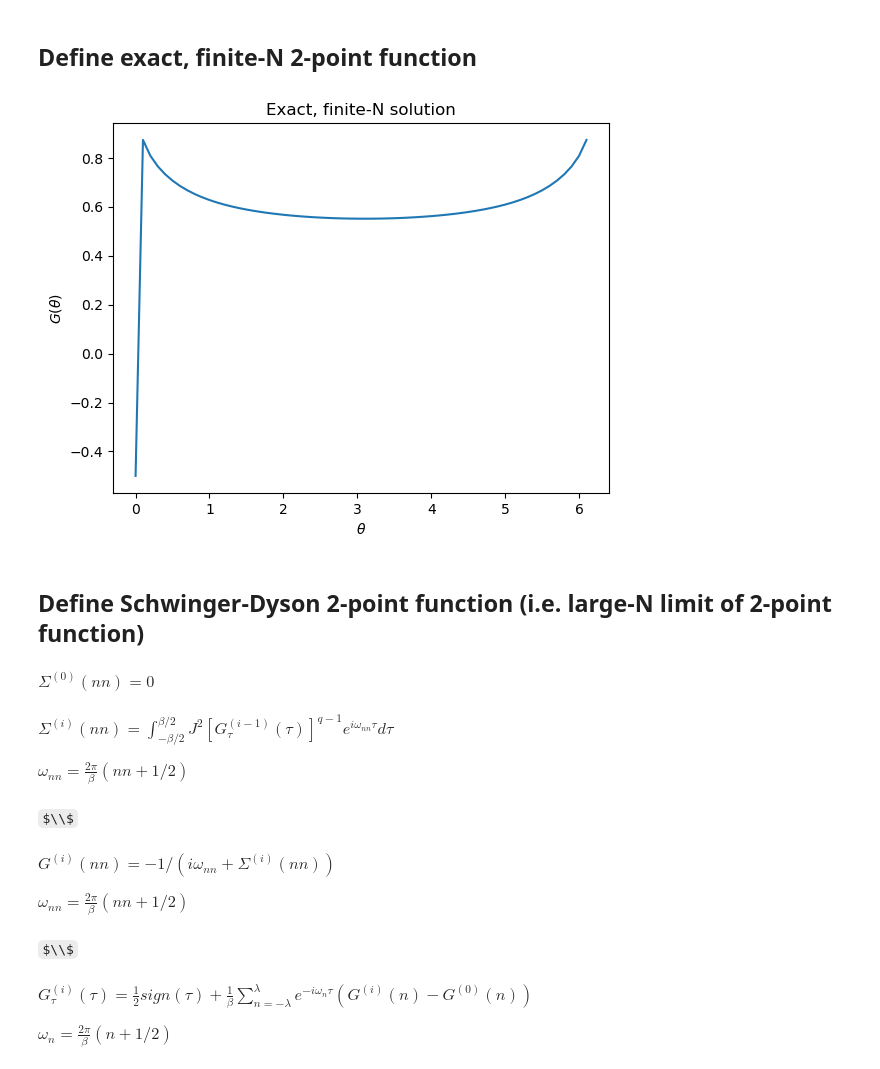
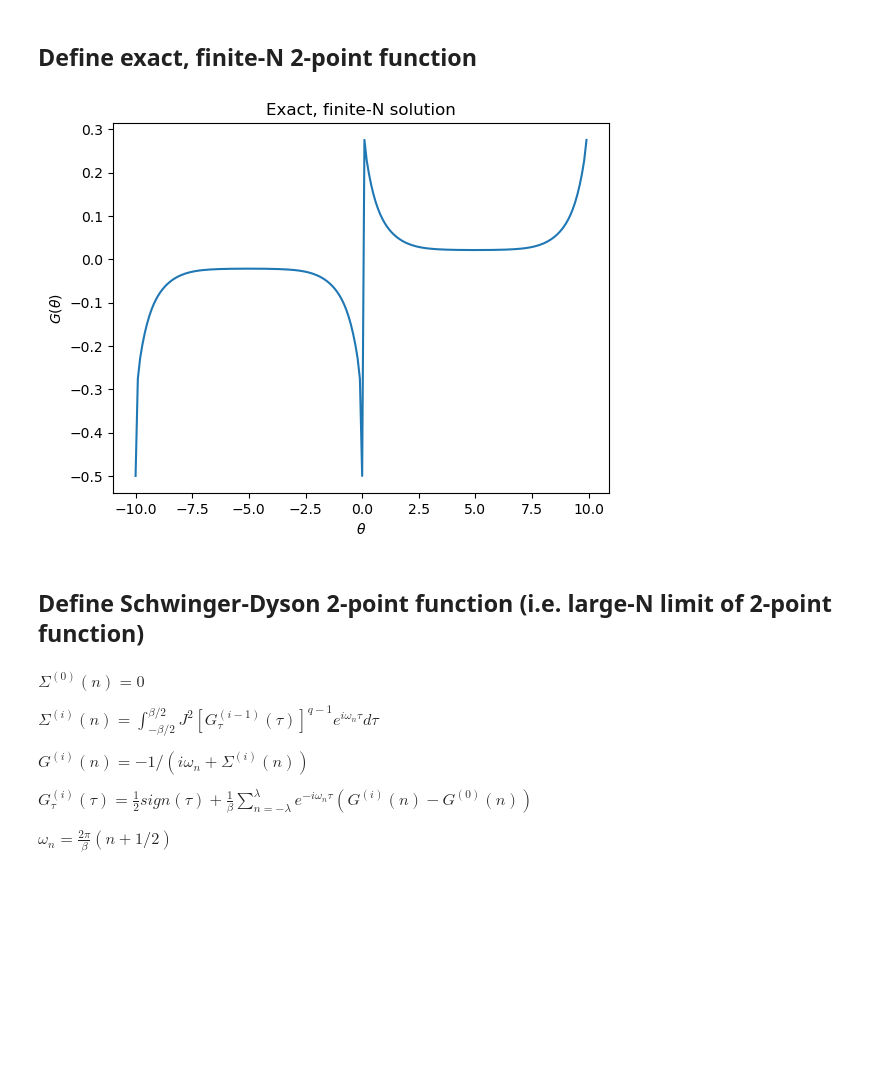
Before and after one commit to abdelabd/SYK, a Jupyter notebook: schwinger_dyson.ipynb, the cells around one changed output. Cells and saved outputs as stored; diff of their text form; code cells hidden in the pictures; some formulas as TeX source; blank space fills up the shorter version.

Commit message:
Comparing finite and large-N correlators in Python and Mathematica

```diff
--- a/schwinger_dyson.ipynb
+++ b/schwinger_dyson.ipynb
@@ -1,3 +1,17 @@
+# %%
+################# Test parameters ######################
+
+# Actual physical parameters
+BETA = 10 # inverse temperature
+K = 7 # number of fermionic modes <-- They use K=17 in the paper
+J = 9
+Q = 4
+LAMBDA_1 = 1
+LAMBDA_2 = 10
+TAU_TEST = 1/4
+
+# Computational stuff
+N_ITER = 11 # Number of iterations for which run the Schwinger-Dyson equation
 # %%
 import os
 import time
@@ -25,16 +39,9 @@ from hamiltonian_generation import make_H4_sparse
 np.random.seed(0)
 
 # Physical constants
-K = 7 # number of fermionic modes <-- They use K=17 in the paper
-Q = 4 # order of coupling <-- Their q also not given. 4 is pretty generic, so let's stick with that
-
 N = 2*K # number of fermions
 N_DIM = 2**K # Hilbert space dimensions
-
-BETA = 6.2 # inverse temperature
-LAMBDA = 10
-J = LAMBDA/BETA # propto variance of gaussian distribution, sets an overall "energy level"
-TAU_RANGE = np.arange(0, BETA, 0.1)
+TAU_RANGE = np.arange(-BETA, BETA, 0.1) # imaginary-time domain
 
 # Computational stuff
 N_SAMPLES = 160 # number of samples to generate
@@ -45,10 +52,8 @@ E_ORDER = 19 # Order to keep of matrix-exponential expansion. Also not given in
 H_DIR = os.path.join("Simulated Hamiltonians", f"H4_K{K}_J{J}_Q{Q}")
 os.makedirs(H_DIR, exist_ok=True)
 
-
 ######## Define Hamiltonian function ###################
 H4_func, psi, psi_pairs, psi_quads = make_H4_sparse(K, J, precompute_pairs = True, precompute_quads = True)
-
 
 ####### Define test set ################################
 try:
@@ -83,7 +88,7 @@ def matrix_exponential(A, n): # A = matrix, n = order of expansion
 # %% [markdown]
 ## Define exact, finite-N 2-point function
 # %%
-later="""
+
 def G_finite_exact(psi_a, psi_b, H, tau, beta, lam):
     # psi_a, psi_b = fermions
     # tau = imaginary time
@@ -107,8 +112,9 @@ def G_finite_exact(psi_a, psi_b, H, tau, beta, lam):
         #E_beta_tau = expm(-(beta+tau)*H*lam)
         num = np.trace(E_beta_tau @ psi_b @ E_tau @ psi_a)
         den = np.trace(E_beta_tau @ E_tau)
-        return -num/den"""
+        return -num/den
 # %%
+later="""
 def G_finite_exact(psi_a, psi_b, H, tau, beta, lam):
     # psi_a, psi_b = fermions
     # tau = imaginary time
@@ -132,46 +138,35 @@ def G_finite_exact(psi_a, psi_b, H, tau, beta, lam):
         #E_beta_tau = expm(-(beta+tau)*H*lam)
         num = np.trace(E_beta_tau @ psi_b @ E_tau @ psi_a)
         den = np.trace(E_beta_tau @ E_tau)
-        return 0.5*np.sign(tau)-num/den
+        return 0.5*np.sign(tau)-num/den"""
 # %%
-LAMBDA=4
-
 psi_a = psi[0]
 psi_b = psi[0]
 
-G_finite_range = Parallel(n_jobs=N_JOBS)(delayed(G_finite_exact)(psi_a, psi_b, H_test, tau, BETA, LAMBDA) for tau in TAU_RANGE)
+G_finite_range = Parallel(n_jobs=N_JOBS)(delayed(G_finite_exact)(psi_a, psi_b, H_test, tau, BETA, LAMBDA_1) for tau in TAU_RANGE)
 G_finite_range = np.real(np.array(G_finite_range))
 
 plt.figure()
 plt.plot(TAU_RANGE, G_finite_range)
 plt.xlabel(r"$\theta$")
 plt.ylabel(r"$G(\theta)$")
 plt.title("Exact, finite-N solution")
 plt.show()
 plt.close()
 # %% [output]
-[figure, old version]
+[figure, new version]
 # %% [markdown]
 ## Define Schwinger-Dyson 2-point function (i.e. large-N limit of 2-point function)
-# %% [markdown]
-$\Sigma^{(0)}(nn)=0$
 # %% [markdown]
+$\Sigma^{(0)}(n)=0$
 
-$\Sigma^{(i)}(nn) = \int_{-\beta/2}^{\beta/2} J^2 [G_{\tau}^{(i-1)} (\tau)]^{q-1} e^{i\omega_{nn}\tau} d\tau$
+$\Sigma^{(i)}(n) = \int_{-\beta/2}^{\beta/2} J^2 [G_{\tau}^{(i-1)} (\tau)]^{q-1} e^{i\omega_{n}\tau} d\tau$
 
-$\omega_{nn}=\frac{2\pi}{\beta}(nn+1/2)$
+$G^{(i)}(n) = -1/(i\omega_{n}+\Sigma^{(i)}(n))$
+
+$G_\tau^{(i)}(\tau) = \frac{1}{2}sign(\tau) + \frac{1}{\beta} \sum_{n=-\lambda}^\lambda e^{-i \omega_n \tau} (G^{(i)}(n) - G^{(0)}(n))$
+
+$\omega_n=\frac{2\pi}{\beta}(n+1/2)$
-# %% [markdown]
-$\\$
-# %% [markdown]
-$G^{(i)}(nn) = -1/(i\omega_{nn}+\Sigma^{(i)}(nn))$
-
-$\omega_{nn}=\frac{2\pi}{\beta}(nn+1/2)$
-# %% [markdown]
-$\\$
-# %% [markdown]
-$G_\tau^{(i)}(\tau) = \frac{1}{2}sign(\tau) + \frac{1}{\beta} \sum_{n=-\lambda}^\lambda e^{-i \omega_n \tau} (G^{(i)}(n) - G^{(0)}(n))$
-
-$\omega_n=\frac{2\pi}{\beta}(n+1/2)$
 # %%
 # TODO: Study numerical integration effects, discretization limit and errors, different integration method, parallelization
 
```
Also changed, not shown: parts of 5 cells of this notebook, 1 other file.
